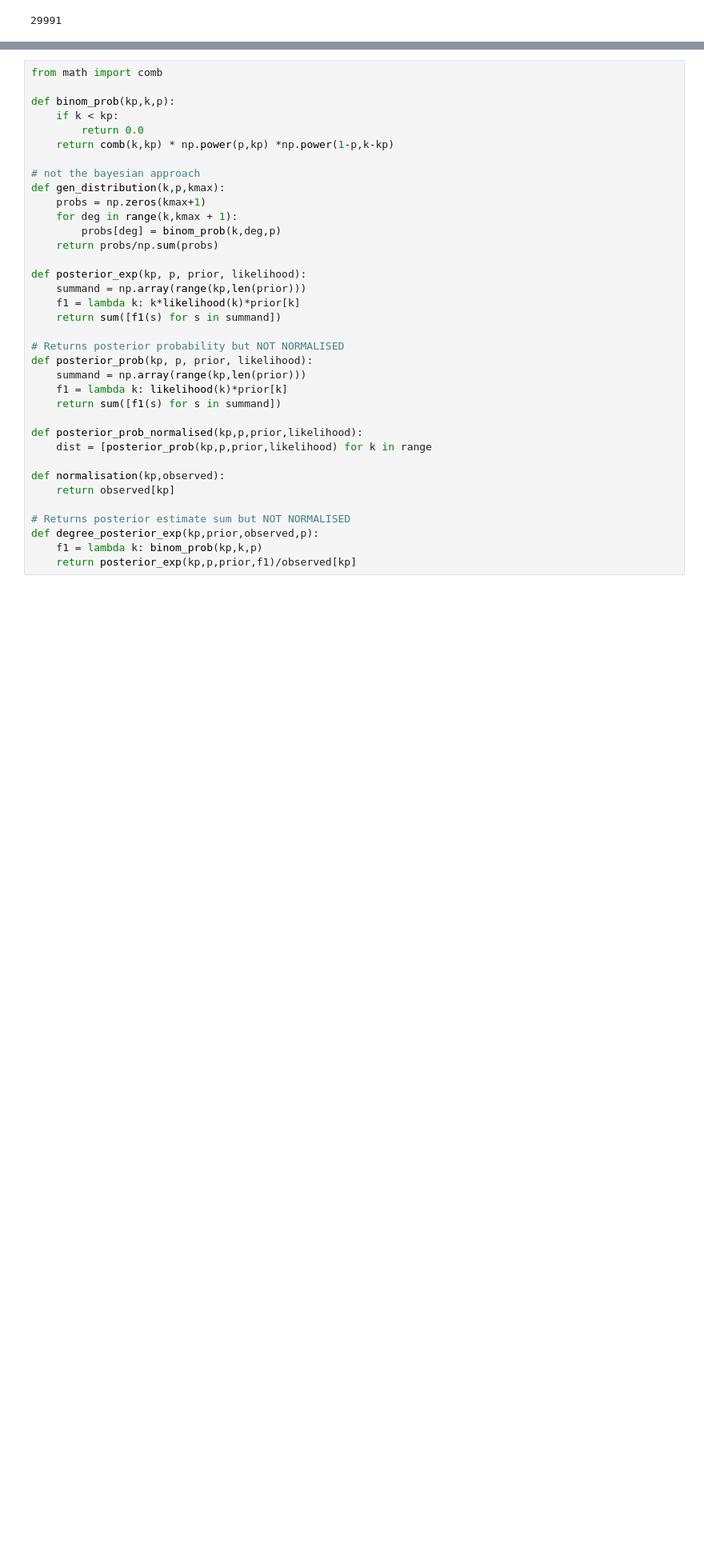
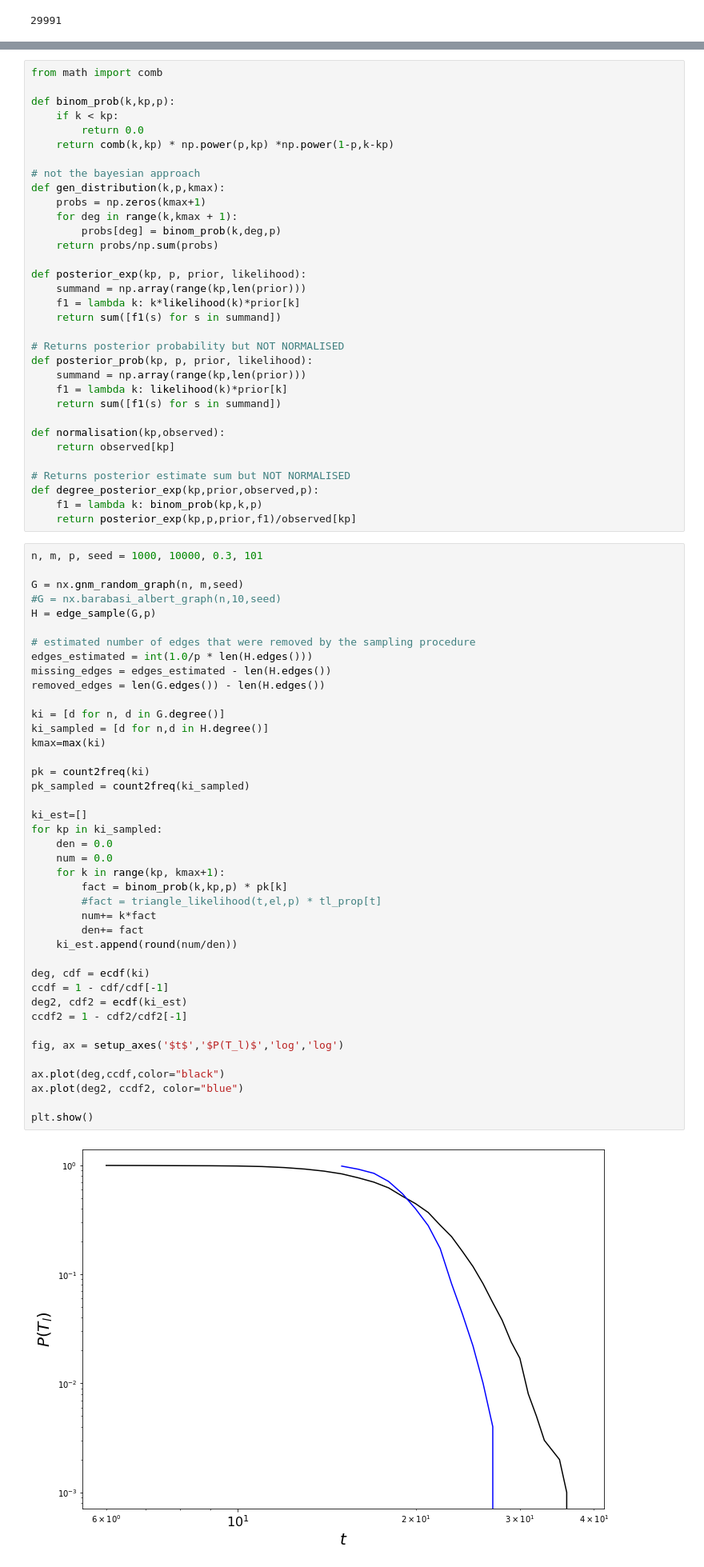
Before and after one commit to narnolddd/sample-nets, a Jupyter notebook: DegreeDistribution.ipynb, the cells around one changed output, grey strips where cells are left out. Shown at 80% size. Cells and saved outputs as stored; diff of their text form; blank space fills up the shorter version.

```diff
--- a/DegreeDistribution.ipynb
+++ b/DegreeDistribution.ipynb
@@ -326,7 +519,7 @@ def total_triangle_experiment(G, experiments, fname):
 # %%
 from math import comb
 
-def binom_prob(kp,k,p):
+def binom_prob(k,kp,p):
     if k < kp:
         return 0.0
     return comb(k,kp) * np.power(p,kp) *np.power(1-p,k-kp)
@@ -349,9 +542,6 @@ def posterior_prob(kp, p, prior, likelihood):
     f1 = lambda k: likelihood(k)*prior[k]
     return sum([f1(s) for s in summand])
 
-def posterior_prob_normalised(kp,p,prior,likelihood):
-    dist = [posterior_prob(kp,p,prior,likelihood) for k in range
-
 def normalisation(kp,observed):
     return observed[kp]
 
@@ -359,6 +549,49 @@ def normalisation(kp,observed):
 def degree_posterior_exp(kp,prior,observed,p):
     f1 = lambda k: binom_prob(kp,k,p)
     return posterior_exp(kp,p,prior,f1)/observed[kp]
+# %%
+n, m, p, seed = 1000, 10000, 0.3, 101
+
+G = nx.gnm_random_graph(n, m,seed)
+#G = nx.barabasi_albert_graph(n,10,seed)
+H = edge_sample(G,p)
+
+# estimated number of edges that were removed by the sampling procedure
+edges_estimated = int(1.0/p * len(H.edges()))
+missing_edges = edges_estimated - len(H.edges())
+removed_edges = len(G.edges()) - len(H.edges())
+
+ki = [d for n, d in G.degree()]
+ki_sampled = [d for n,d in H.degree()]
+kmax=max(ki)
+
+pk = count2freq(ki)
+pk_sampled = count2freq(ki_sampled)
+
+ki_est=[]
+for kp in ki_sampled:
+    den = 0.0
+    num = 0.0
+    for k in range(kp, kmax+1):
+        fact = binom_prob(k,kp,p) * pk[k]
+        #fact = triangle_likelihood(t,el,p) * tl_prop[t]
+        num+= k*fact
+        den+= fact
+    ki_est.append(round(num/den))
+
+deg, cdf = ecdf(ki)
+ccdf = 1 - cdf/cdf[-1]
+deg2, cdf2 = ecdf(ki_est)
+ccdf2 = 1 - cdf2/cdf2[-1]
+
+fig, ax = setup_axes('$t$','$P(T_l)$','log','log')
+
+ax.plot(deg,ccdf,color="black")
+ax.plot(deg2, ccdf2, color="blue")
+
+plt.show()
+# %% [output]
+[figure, added]
 # %%
 #G=nx.gnp_random_graph(1000,0.01)
 G=nx.gnp_random_graph(10000,0.001)
```
Also changed, not shown: parts of 26 cells of this notebook.
